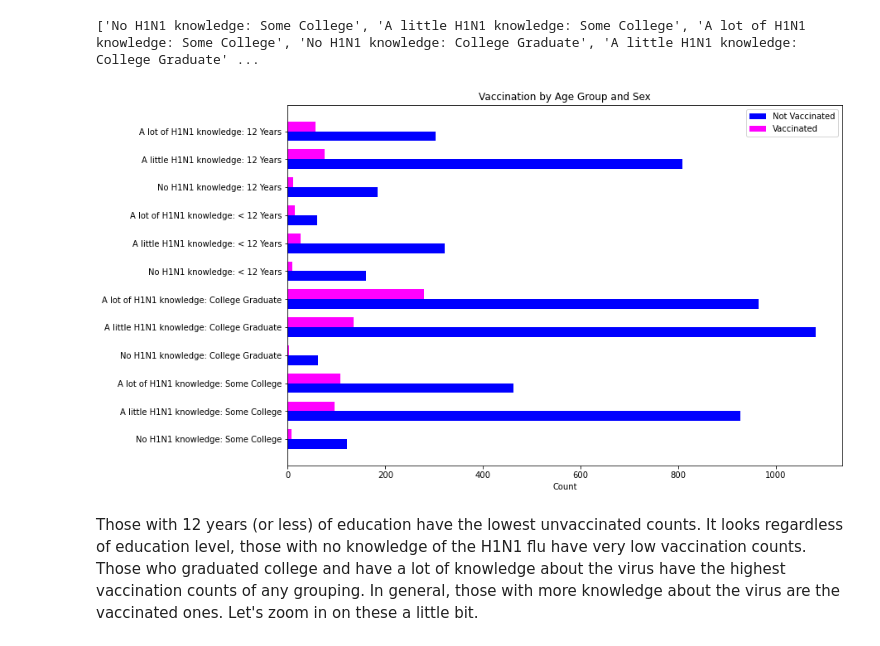
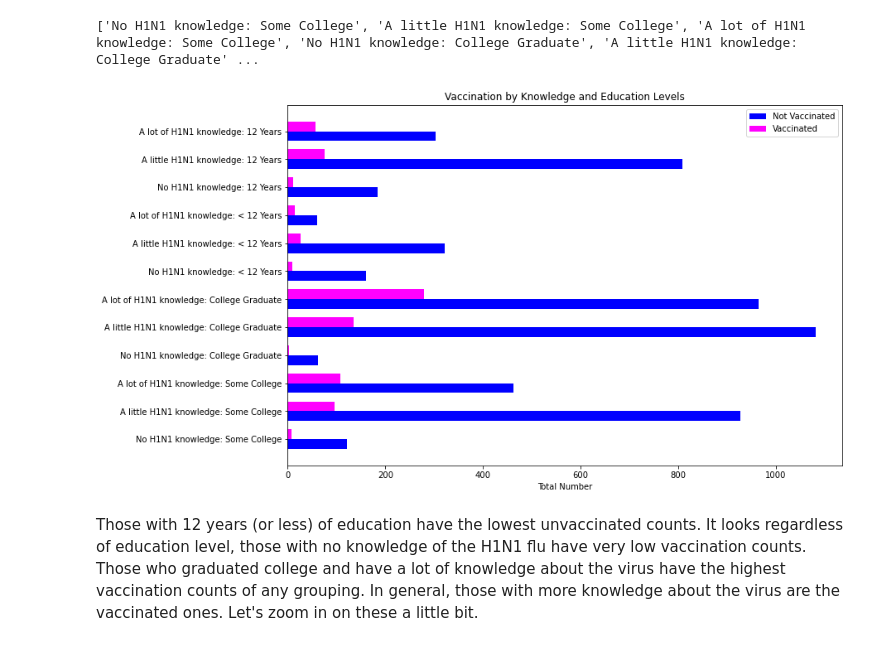
Before and after one commit to rachelhgoldstein/H1N1-Flu-Vaccines, a Jupyter notebook: Final_Notebook.ipynb, the cells around one changed output. Saved outputs shown, nothing was run; the diff lists cells and outputs as text; code cells hidden in the pictures.

```diff
--- a/Final_Notebook.ipynb
+++ b/Final_Notebook.ipynb
@@ -1914,26 +1914,26 @@ print(joined_index_ed)
 # %%
 # plot it
 fig, ax = plt.subplots(figsize=(12, 8))
 bar_height = 0.35
 
 index = range(len(not_vacc_ed_know))
 y_not_vaccinated = [i - bar_height/2 for i in index]
 y_vaccinated = [i + bar_height/2 for i in index]
 
 ax.barh(y=y_not_vaccinated, width=not_vacc_ed_know['preds'],
         label='Not Vaccinated', height=bar_height, color='blue')
 
 ax.barh(y=y_vaccinated, width=vacc_ed_know['preds'],
         label='Vaccinated', height=bar_height, color='magenta')
 
-ax.set_xlabel('Count')
-ax.set_title('Vaccination by Age Group and Sex')
+ax.set_xlabel('Total Number')
+ax.set_title('Vaccination by Knowledge and Education Levels')
 ax.set_yticks(index)
 ax.set_yticklabels(joined_index_ed)
 ax.legend()
 plt.show();
 # %% [output]
-[figure, old version]
+[figure, new version]
 # %% [markdown]
 Those with 12 years (or less) of education have the lowest unvaccinated counts. It looks regardless of education level, those with no knowledge of the H1N1 flu have very low vaccination counts. Those who graduated college and have a lot of knowledge about the virus have the highest vaccination counts of any grouping. In general, those with more knowledge about the virus are the vaccinated ones. Let's zoom in on these a little bit.
 # %%
```
Also changed, not shown: parts of 12 cells of this notebook, 4 other files.
